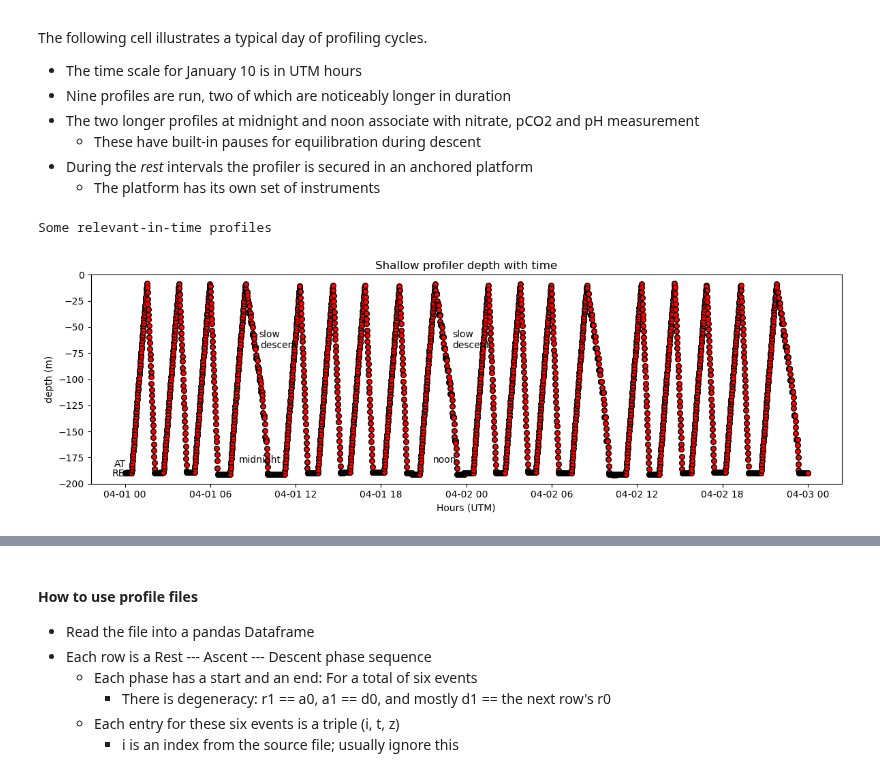
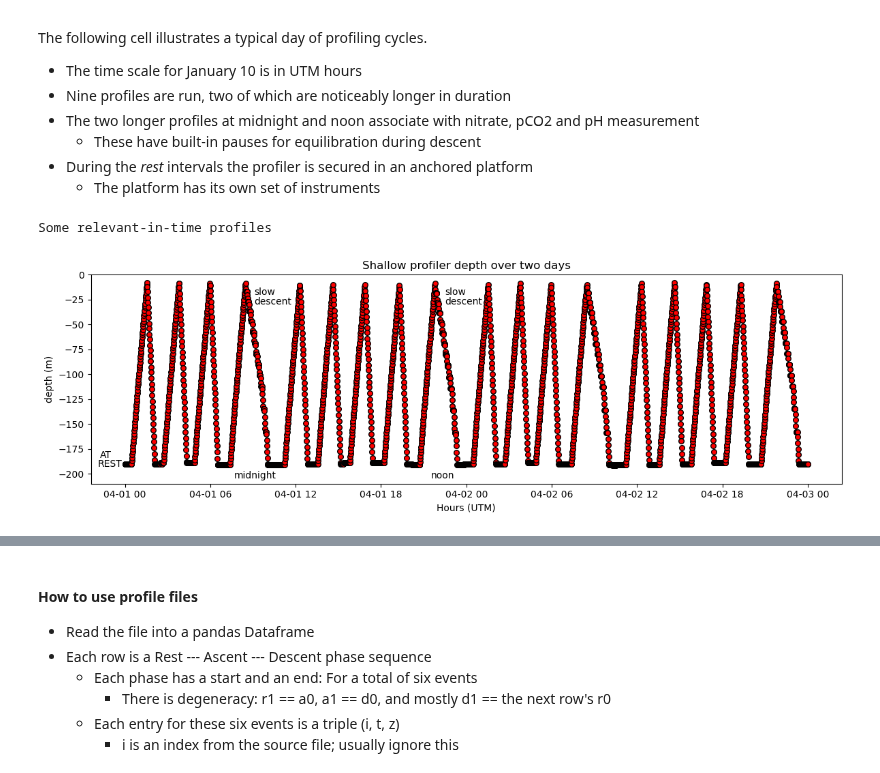
Before and after one commit to geo-smart/oceanography, a Jupyter notebook: book/chapters/data.ipynb, the cells around one changed output, grey strips where cells are left out. Saved outputs shown, nothing was run; the diff lists cells and outputs as text; code cells hidden in the pictures.

````diff
--- a/book/chapters/data.ipynb
+++ b/book/chapters/data.ipynb
@@ -251,7 +275,7 @@ for f in data_file_list:
 ```
 # %%
 # The relative path to the data files from the Notebooks folder is up one level, then to the data folder
-data_prefix = '../data/'
+data_prefix = './rca/sensors/data/'
 
 # The data variables corresponding to the jan22_data files defined above
 month_data_vars = [
@@ -288,28 +312,28 @@ The following cell illustrates a typical day of profiling cycles.
 - During the *rest* intervals the profiler is secured in an anchored platform
     - The platform has its own set of instruments
 # %%
-# flag this cell should correspond to a chosen date range; it is hardcoded at the moment
+# Show two typical days of profiling depths with time
 
 def ProfilerDepthChart(t0, t1, fnm, annotate=False):
     ds = xr.open_dataset(fnm).sel(time=slice(dt64(t0), dt64(t1)))
     fig, axs = plt.subplots(figsize=(12,4), tight_layout=True)
     axs.plot(ds.time, ds.z, marker='.', ms=11., color='k', mfc='r', linewidth='.0001')
-    axs.set(ylim = (-200., 0.), title='Shallow profiler depth with time', ylabel='depth (m)', xlabel='Hours (UTM)')
+    axs.set(ylim = (-210., 0.), title='Shallow profiler depth over two days', ylabel='depth (m)', xlabel='Hours (UTM)')
     if annotate:
-        axs.text(dt64('2021-03-31 23:15'), -184, 'AT')
-        axs.text(dt64('2021-03-31 23:05'), -193, 'REST')
-        axs.text(dt64('2021-04-01 08'), -180, 'midnight')
-        axs.text(dt64('2021-04-01 21:40'), -180, 'noon')
-        axs.text(dt64('2021-04-01 09:25'), -60, 'slow')
-        axs.text(dt64('2021-04-01 09:30'), -70, 'descent')
-        axs.text(dt64('2021-04-01 23:00'), -60, 'slow')
-        axs.text(dt64('2021-04-01 23:00'), -70, 'descent')
+        axs.text(dt64('2021-03-31 22:15'), -184, 'AT')
+        axs.text(dt64('2021-03-31 22:05'), -193, 'REST')
+        axs.text(dt64('2021-04-01 07:40'), -205, 'midnight')
+        axs.text(dt64('2021-04-01 21:30'), -205, 'noon')
+        axs.text(dt64('2021-04-01 09:05'), -20, 'slow')
+        axs.text(dt64('2021-04-01 09:05'), -30, 'descent')
+        axs.text(dt64('2021-04-01 22:30'), -20, 'slow')
+        axs.text(dt64('2021-04-01 22:30'), -30, 'descent')
     return True
 
 ProfilerDepthChart('2021-04-01', '2021-04-03', data_prefix + data_file_list[0], True)  # index [0] is arbitrary; any dataset will include z data
 
 print('Some relevant-in-time profiles')
 # %% [output]
 Some relevant-in-time profiles
-[figure, old version]
+[figure, new version]
 # %%
````
Also changed, not shown: parts of 4 cells of this notebook, 1 other file.
